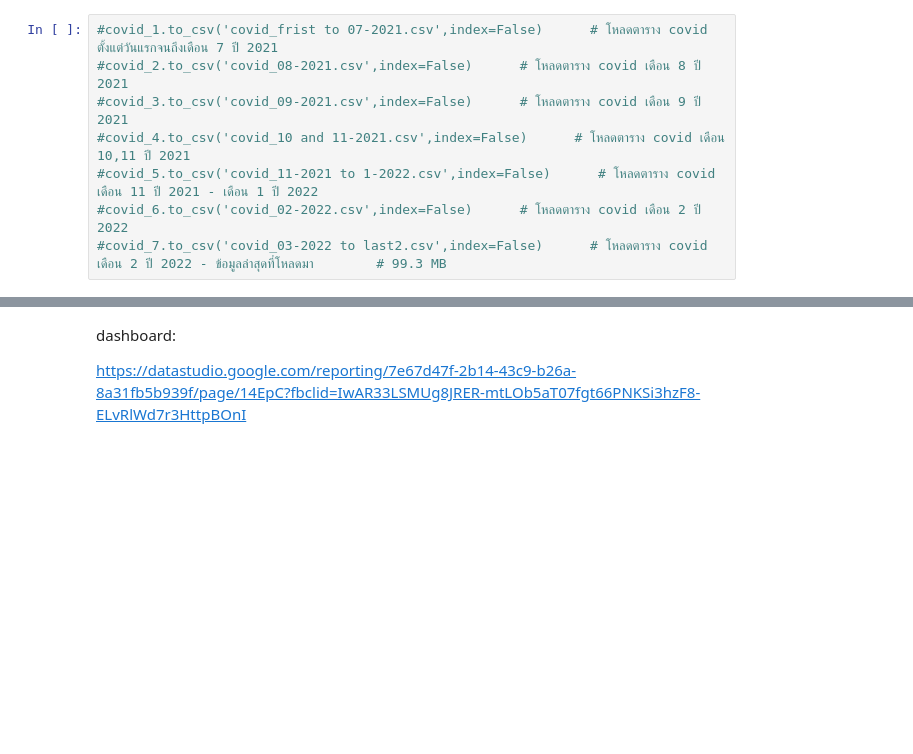
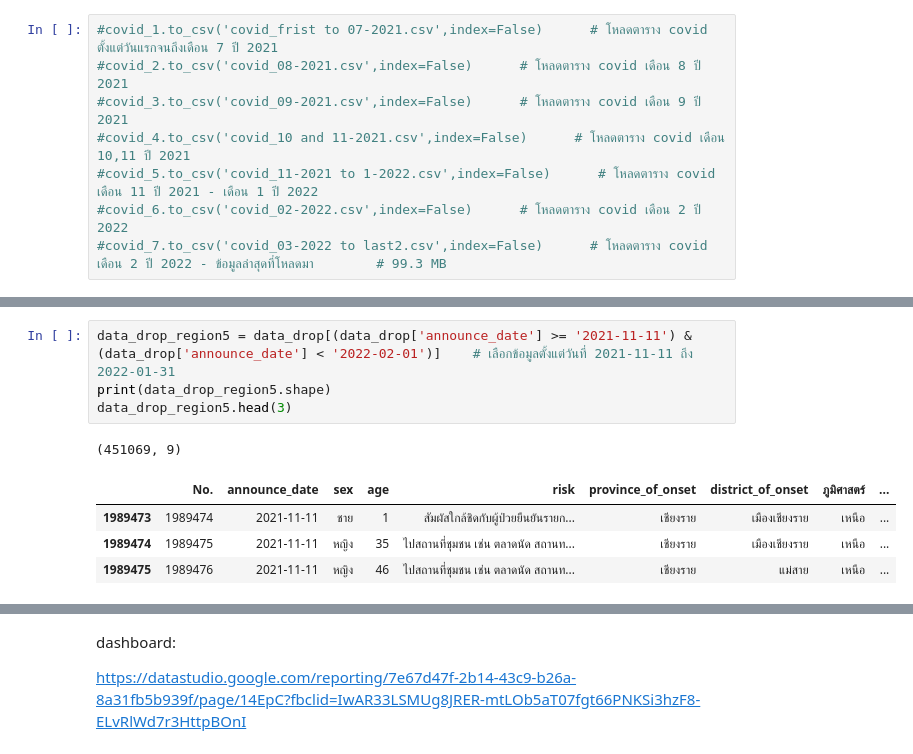
Before and after one commit to jittakorn-ch/data_viz_2022, a Jupyter notebook: Project_Dataviz_2022.ipynb, the cells around one changed output, grey strips where cells are left out. Drawn from its saved outputs; the diff is of its cells as text; blank space fills up the shorter version.

```diff
--- a/Project_Dataviz_2022.ipynb
+++ b/Project_Dataviz_2022.ipynb
@@ -1012,0 +1075,10 @@ covid_7.head(3)
+# %%
+data_drop_region5 = data_drop[(data_drop['announce_date'] >= '2021-11-11') & (data_drop['announce_date'] < '2022-02-01')]    # เลือกข้อมูลตั้งแต่วันที่ 2021-11-11 ถึง 2022-01-31
+print(data_drop_region5.shape)
+data_drop_region5.head(3)
+# %% [output]
+(451069, 9)
+|  | No. | announce_date | sex | age | risk | province_of_onset | district_of_onset | ภูมิศาสตร์ | ... |
+| 1989473 | 1989474 | 2021-11-11 | ชาย | 1 | สัมผัสใกล้ชิดกับผู้ป่วยยืนยันรายก... | เชียงราย | เมืองเชียงราย | เหนือ | ... |
+| 1989474 | 1989475 | 2021-11-11 | หญิง | 35 | ไปสถานที่ชุมชน เช่น ตลาดนัด สถานท... | เชียงราย | เมืองเชียงราย | เหนือ | ... |
+| 1989475 | 1989476 | 2021-11-11 | หญิง | 46 | ไปสถานที่ชุมชน เช่น ตลาดนัด สถานท... | เชียงราย | แม่สาย | เหนือ | ... |
```
Also changed, not shown: parts of 10 cells of this notebook.
